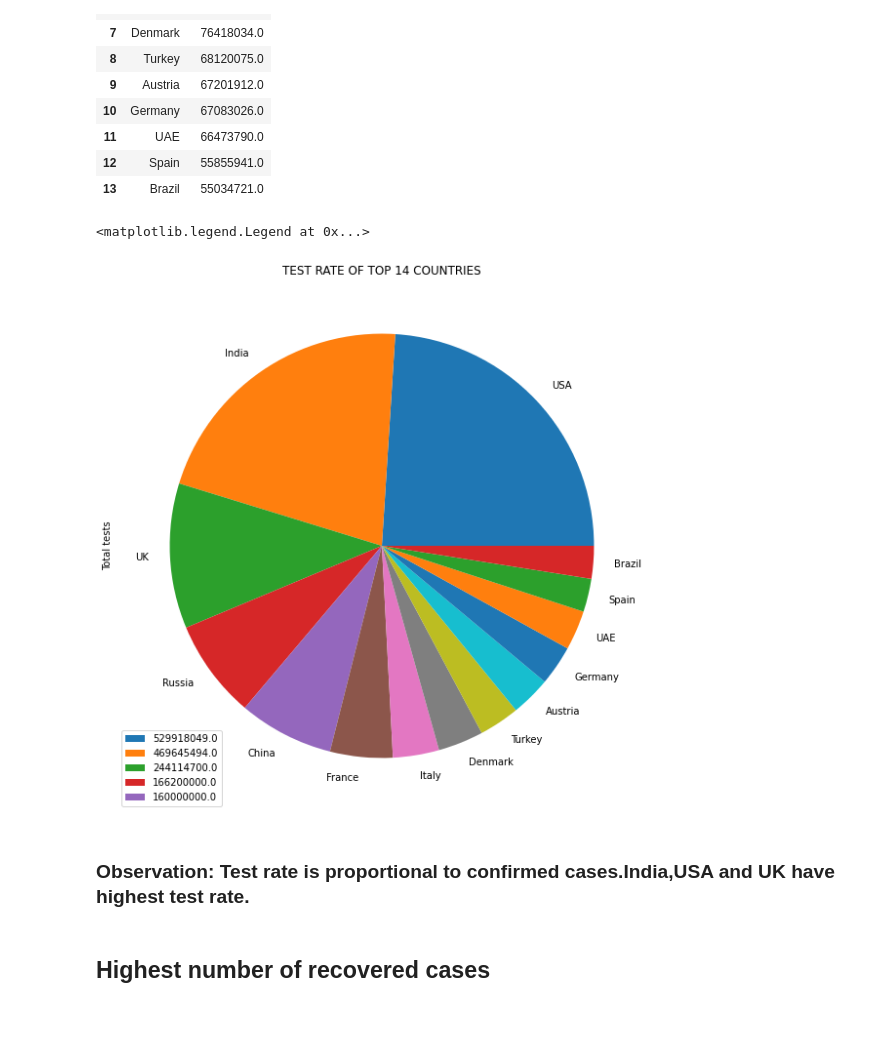
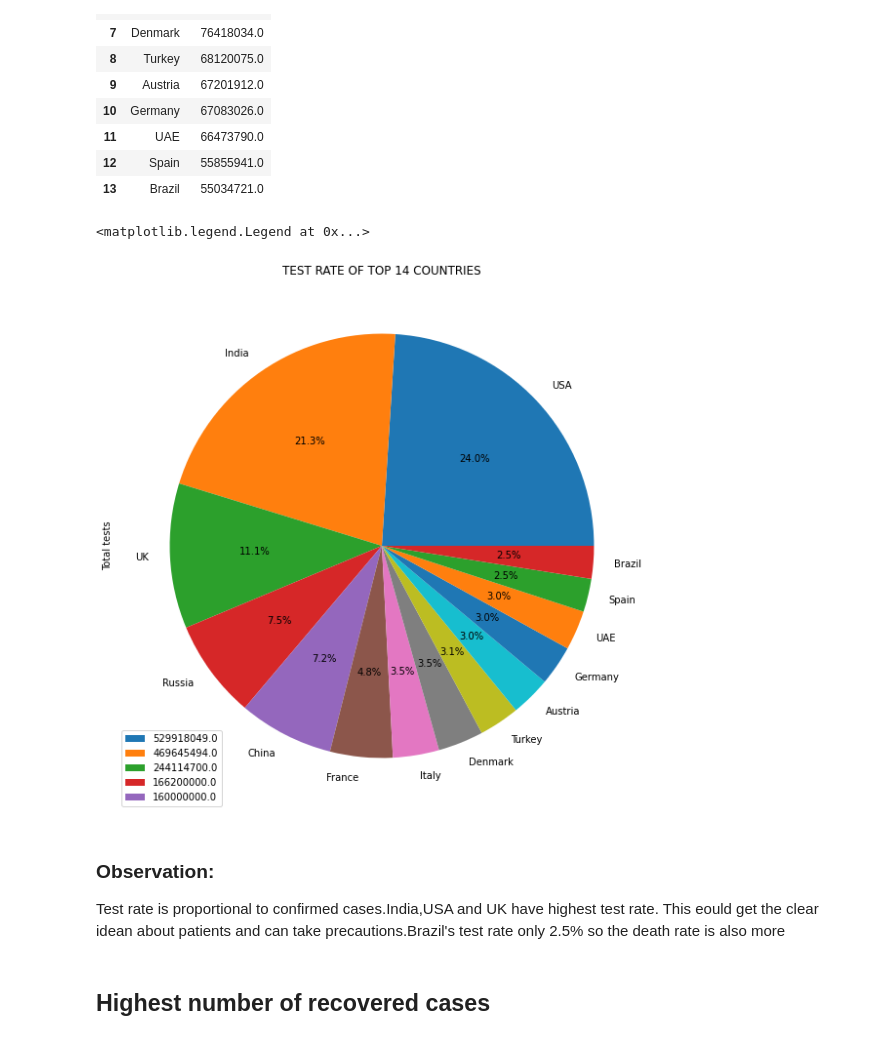
Before and after one commit to sonia-an/Data-Analysis-project, a Jupyter notebook: Covid_19_Analysis_2nd_Aug_2021.ipynb, the cells around one changed output. Saved outputs shown, nothing was run; the diff lists cells and outputs as text; code cells hidden in the pictures.

```diff
--- a/Covid_19_Analysis_2nd_Aug_2021.ipynb
+++ b/Covid_19_Analysis_2nd_Aug_2021.ipynb
@@ -223,13 +223,14 @@ ds.reset_index()
 | 12 | Spain | 55855941.0 |
 | 13 | Brazil | 55034721.0 |
 # %%
-ds.plot.pie(title="TEST RATE OF TOP 14 COUNTRIES",figsize=(13,10))
+ds.plot.pie(title="TEST RATE OF TOP 14 COUNTRIES",autopct='%1.1f%%',figsize=(13,10))
 plt.legend(ds.head())
 # %% [output]
 <matplotlib.legend.Legend at 0x...>
-[figure, old version]
+[figure, new version]
 # %% [markdown]
-### Observation: Test rate is proportional to confirmed cases.India,USA and UK have highest test rate.
+### Observation:
+Test rate is proportional to confirmed cases.India,USA and UK have highest test rate. This eould get the clear idean about patients and can take precautions.Brazil's test rate only 2.5% so the death rate is also more
 # %% [markdown]
 ## Highest number of recovered cases
 # %%
```
Also changed, not shown: parts of 7 cells of this notebook.
